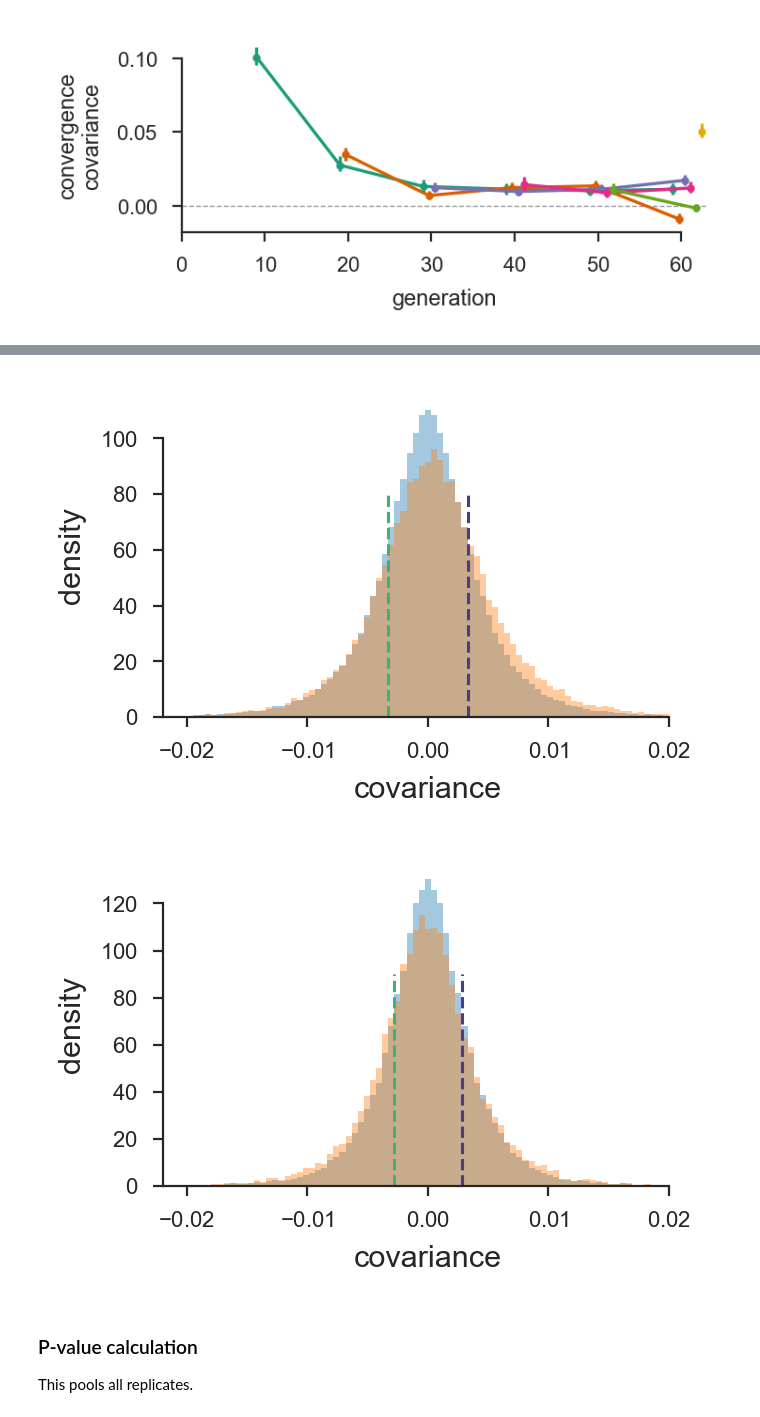
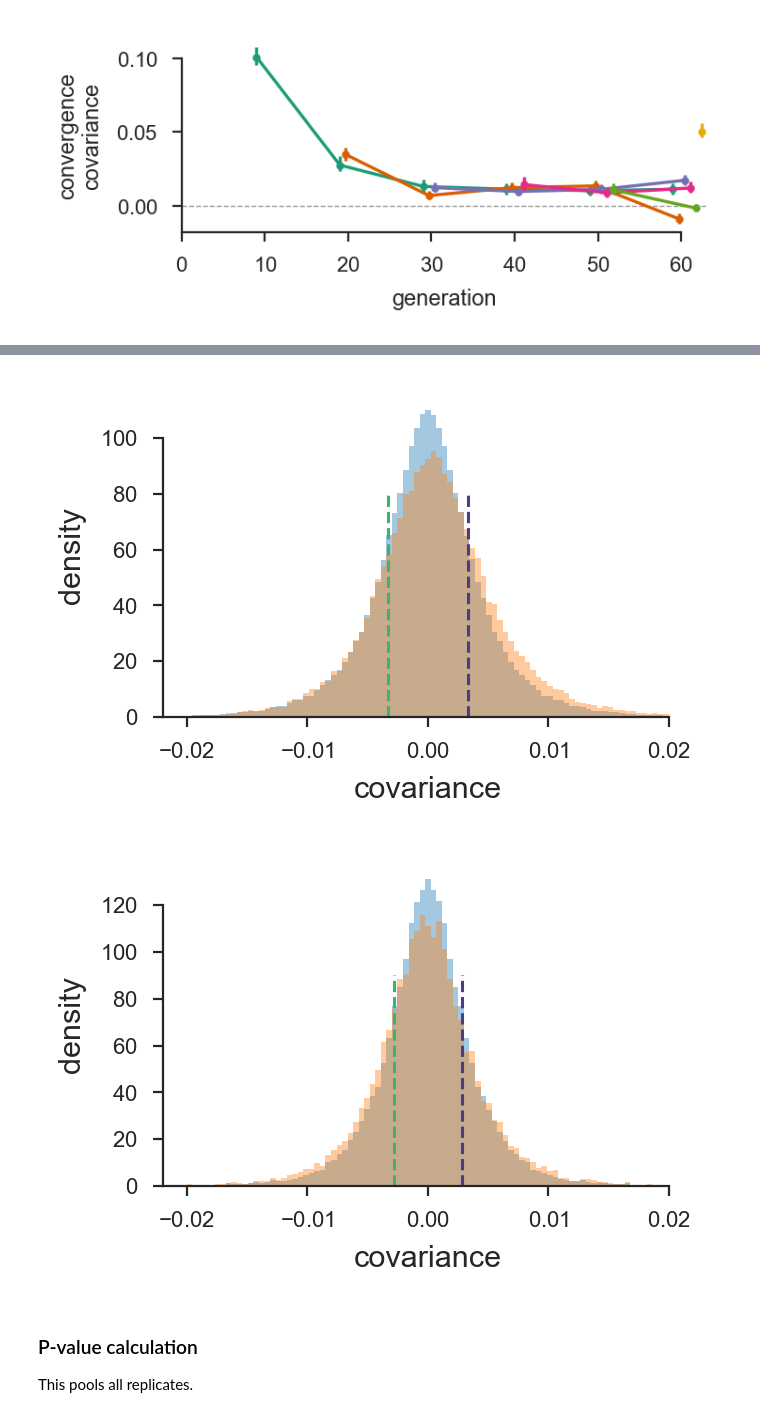
Before and after one commit to vsbuffalo/cvtk, a Jupyter notebook: notebooks/plots/plots.ipynb, the cells around one changed output, grey strips where cells are left out. Drawn from its saved outputs; the diff is of its cells as text; code cells hidden in the pictures.

```diff
--- a/notebooks/plots/plots.ipynb
+++ b/notebooks/plots/plots.ipynb
@@ -35,6 +35,7 @@ mpl.rcParams['figure.dpi'] = 200
 ONECOL = 3.42
 THREEHALVESCOL = 4.5
 TWOCOL = 7
+plt.style.use('./buffalo.mplstyle')
 # %% [markdown]
 ## Barghi et al (2019) Combined Plots
 # %%
@@ -335,0 +358,23 @@ barghi_tile_covs = np.load('../../data/barghi_et_al_2019/tile_temporal_covs_1e5.
+# %%
+all_risks, best_nbins = dict(), dict()
+fig, ax = plt.subplots(ncols=1, nrows=1, figsize=(ONECOL, ONECOL))
+
+for offset in np.arange(2, 6):
+    tile_covs = np.diagonal(barghi_tile_covs, offset, axis1=1, axis2=2).ravel()
+    nbins, risks = estimated_cv_risk(tile_covs, np.arange(2, 200, 1), -0.02, 0.02)
+    all_risks[offset] = nbins, risks
+    best_nbins[offset] = nbins[np.argmin(risks)]
+    ax.plot(nbins, risks)
+    best_risk = risks[np.argmin(risks)]
+    ax.plot(best_nbins[offset], best_risk, 'o', c='0.3', markersize=3)
+    ax.text(180, best_risk+1, f"k = {offset}")
+#ax.set_ylim(-60, -55)
+
+BEST_NBINS = np.floor(np.array(list(best_nbins.values())).mean())
+ax.axvline(best_nbin, c='0.3', linestyle='--', linewidth=0.8)
+ax.text(best_nbin*1.04, -30, f"average best \nnumber of bins = {int(BEST_NBINS)}")
+ax.spines['left'].set_bounds(-83, -30)
+ax.spines['bottom'].set_bounds(-7.5, 200)
+ax.set_ylabel('cross validation score')
+ax.set_xlabel('number of bins')
+fig.savefig("barghi-cross-validation-binsize.pdf", bbox_inches='tight')
@@ -336,7 +387,7 @@ barghi_tile_covs = np.load('../../data/barghi_et_al_2019/tile_temporal_covs_1e5.
 # %%
 plt.rc('text', usetex=False)
 
-def cov_hist(empnull, real, rep=None, k=2, bins=np.linspace(-0.03, 0.03, 50), alpha=0.4,
+def cov_hist(empnull, real, rep=None, k=2, bins=np.linspace(-0.03, 0.03, 15), alpha=0.4,
              ax=None, fontsize=10,
              empnull_label='sign-permuted\nneutral null', real_label='observed covariance',
              xlabel='covariance', ylabel='density'):
@@ -362,39 +413,39 @@ lower_tail_color='mediumseagreen'
 
 fig, ax = plt.subplots(figsize=(ONECOL, ONECOL/1.6))
 cov_hist(barghi_emp_null_tile, barghi_tile_covs, k=2, rep=None,
-         ax=ax, bins=np.linspace(-0.02, 0.02, 80),
+         ax=ax, bins=np.linspace(-0.02, 0.02, BEST_NBINS),
          fontsize=11)
 
 upper_tail, lower_tail = np.nanquantile(np.diagonal(barghi_emp_null_tile, 2, 2, 3), (alpha, 1-alpha))
 tail_segments = [[(lower_tail, 0), (lower_tail, 80)],
                  [(upper_tail, 0), (upper_tail, 80)]]
 #ax.axvline(upper_tail, c=upper_tail_color)
 #ax.axvline(lower_tail, c=lower_tail_color)
 lc = mc.LineCollection(tail_segments, colors=(upper_tail_color, lower_tail_color), linestyle='--')
 ax.add_collection(lc)
 ax.spines['left'].set_bounds(0, 100)
 ax.spines['bottom'].set_bounds(-0.022, 0.020)
 fig.savefig("figure-3-hists-a.pdf", bbox_inches='tight')
 
 fig, ax = plt.subplots(figsize=(ONECOL, ONECOL/1.6))
 cov_hist(barghi_emp_null_tile, barghi_tile_covs, k=4, rep=None,
-         ax=ax, bins=np.linspace(-0.02, 0.02, 80),
+         ax=ax, bins=np.linspace(-0.02, 0.02, BEST_NBINS),
          fontsize=11)
 upper_tail, lower_tail = np.nanquantile(np.diagonal(barghi_emp_null_tile, 4, 2, 3), (alpha, 1-alpha))
 #ax.legend(loc=(0.8,0.5))
 tail_segments = [[(lower_tail, 0), (lower_tail, 90)],
                  [(upper_tail, 0), (upper_tail, 90)]]
 #ax.axvline(upper_tail, c=upper_tail_color)
 #ax.axvline(lower_tail, c=lower_tail_color)
 lc = mc.LineCollection(tail_segments, colors=(upper_tail_color, lower_tail_color), linestyle='--')
 ax.add_collection(lc)
 ax.spines['left'].set_bounds(0, 120)
 ax.spines['bottom'].set_bounds(-0.022, 0.020)
 fig.savefig("figure-3-hists-b.pdf", bbox_inches='tight')
 #ax[1].text(-0.02, 240, "permuted tile blocks")
 # %% [output]
-[figure, old version]
+[figure, new version]
-[figure, old version]
+[figure, new version]
 # %% [markdown]
 ### P-value calculation
 
```
Also changed, not shown: parts of 34 cells of this notebook, 24 other files.
